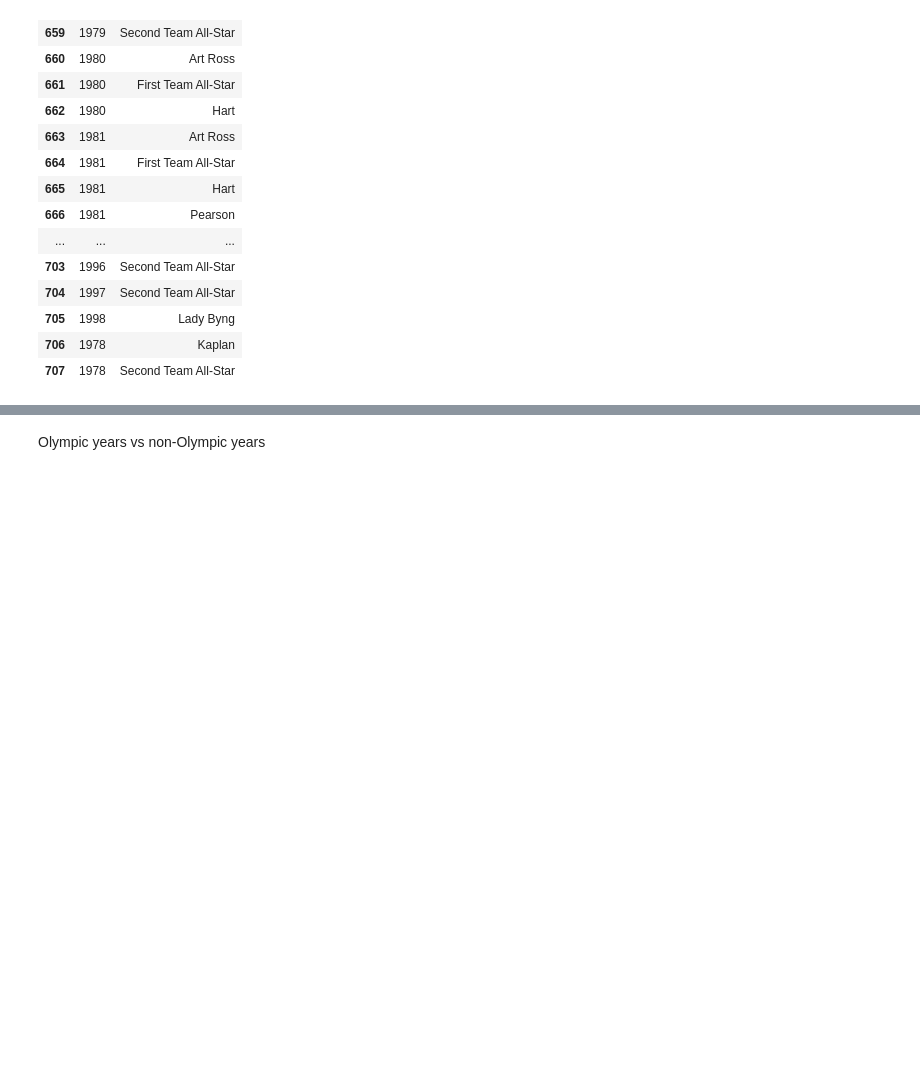
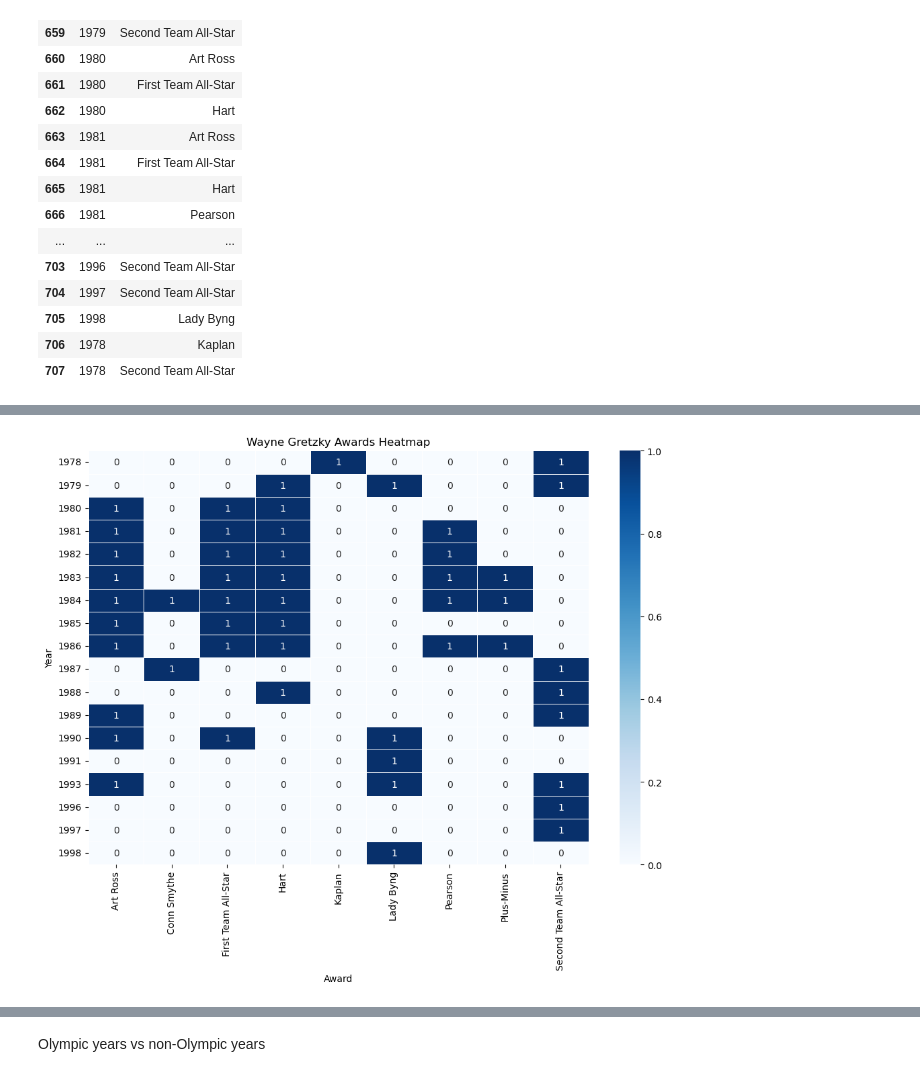
Before and after one commit to samwallach7/Project1-DELTS, a Jupyter notebook: awards&hof.ipynb, the cells around one changed output, grey strips where cells are left out. Saved outputs shown, nothing was run; the diff lists cells and outputs as text; code cells hidden in the pictures; blank space fills up the shorter version.

```diff
--- a/awards&hof.ipynb
+++ b/awards&hof.ipynb
@@ -215,0 +284,20 @@ wayne_gretzky_awards[['year', 'award']]
+# %%
+# Your data here
+players_with_awards = wayne_gretzky_awards
+
+# Filter data for Wayne Gretzky
+wayne_gretzky_awards = players_with_awards[players_with_awards['player_name'] == 'Wayne Gretzky']
+
+# Pivot the data to create a matrix for the heatmap
+heatmap_data = wayne_gretzky_awards.pivot_table(index='year', columns='award', aggfunc='size', fill_value=0)
+
+# Create the heatmap
+plt.figure(figsize=(12, 8))
+sns.heatmap(heatmap_data, cmap='Blues', annot=True, fmt='d', linewidths=.5)
+
+plt.title('Wayne Gretzky Awards Heatmap')
+plt.xlabel('Award')
+plt.ylabel('Year')
+plt.show()
+# %% [output]
+[figure, added]
```
Also changed, not shown: parts of 7 cells of this notebook.
